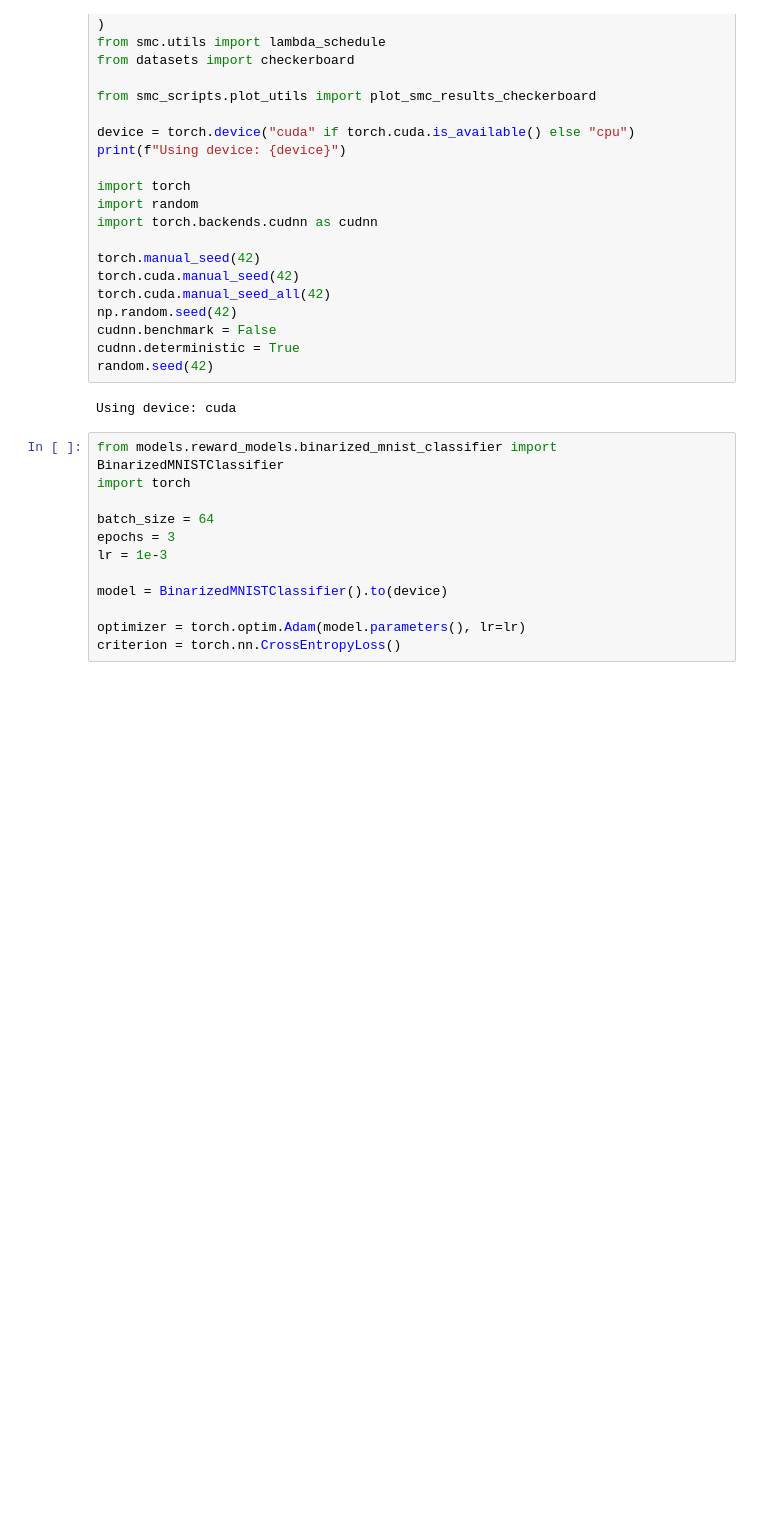
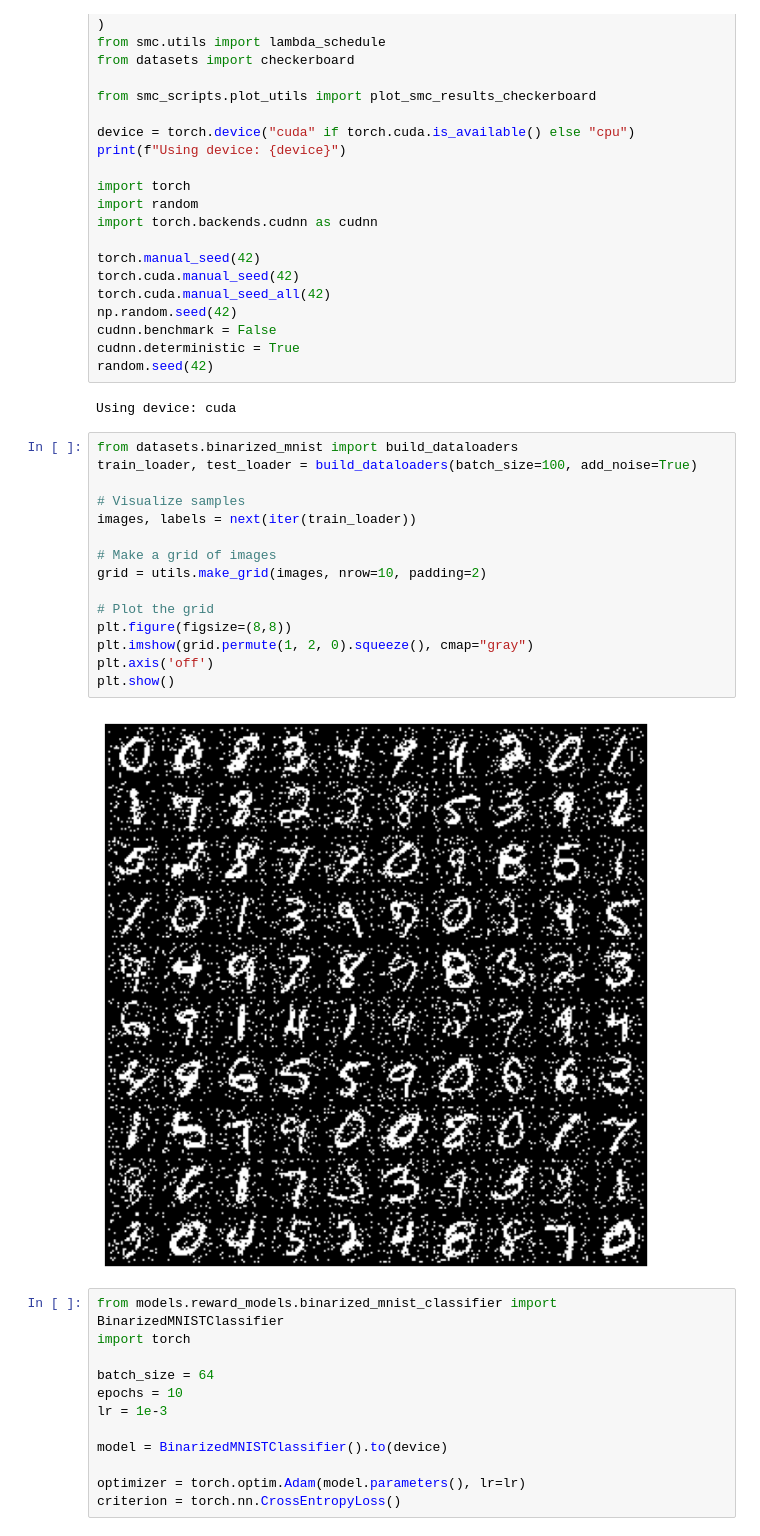
Before and after one commit to chinmay8bit/discrete-diffusion-smc-experiments, a Jupyter notebook: training_scripts/train_binarized_mnist_classifier.ipynb, the cells around one changed output. Saved outputs shown, nothing was run; the diff lists cells and outputs as text; blank space fills up the shorter version.

```diff
--- a/training_scripts/train_binarized_mnist_classifier.ipynb
+++ b/training_scripts/train_binarized_mnist_classifier.ipynb
@@ -48,12 +48,29 @@ cudnn.deterministic = True
 random.seed(42)
 # %% [output]
 Using device: cuda
+# %%
+from datasets.binarized_mnist import build_dataloaders
+train_loader, test_loader = build_dataloaders(batch_size=100, add_noise=True)
+
+# Visualize samples
+images, labels = next(iter(train_loader))
+
+# Make a grid of images
+grid = utils.make_grid(images, nrow=10, padding=2)
+
+# Plot the grid
+plt.figure(figsize=(8,8))
+plt.imshow(grid.permute(1, 2, 0).squeeze(), cmap="gray")
+plt.axis('off')
+plt.show()
+# %% [output]
+[figure, added]
 # %%
 from models.reward_models.binarized_mnist_classifier import BinarizedMNISTClassifier
 import torch
 
 batch_size = 64
-epochs = 3
+epochs = 10
 lr = 1e-3
 
 model = BinarizedMNISTClassifier().to(device)
```
Also changed, not shown: parts of 3 cells of this notebook, 2 other files.
